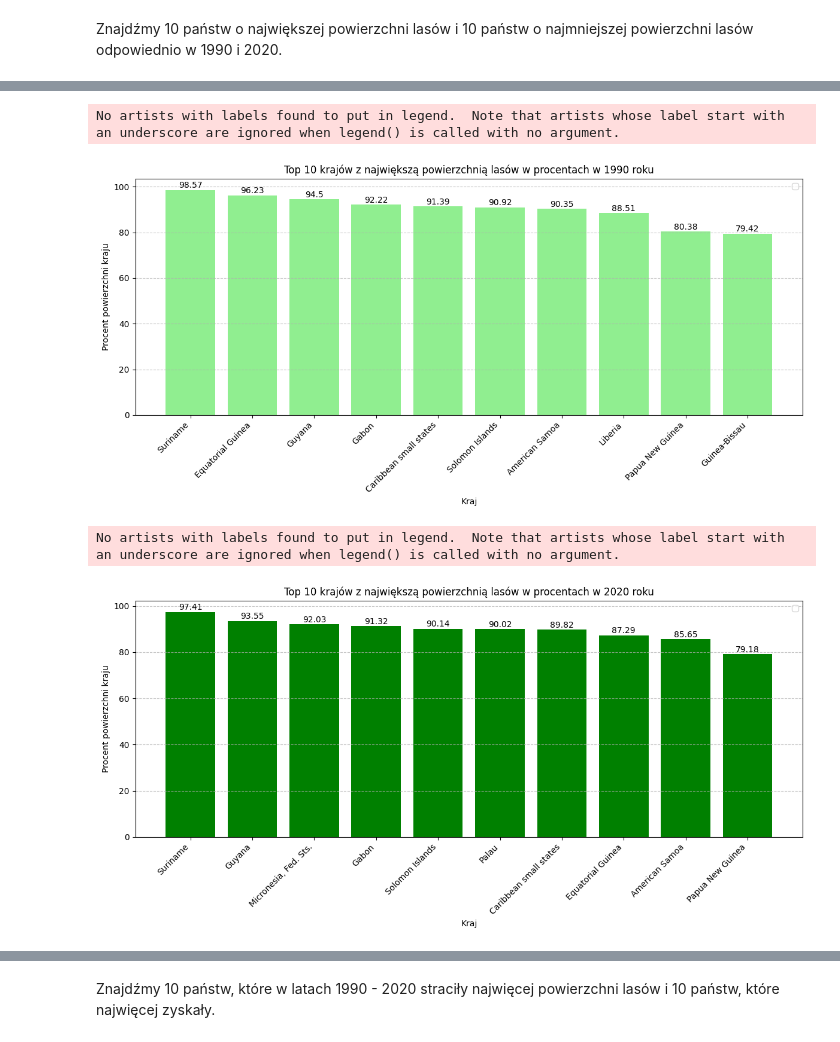
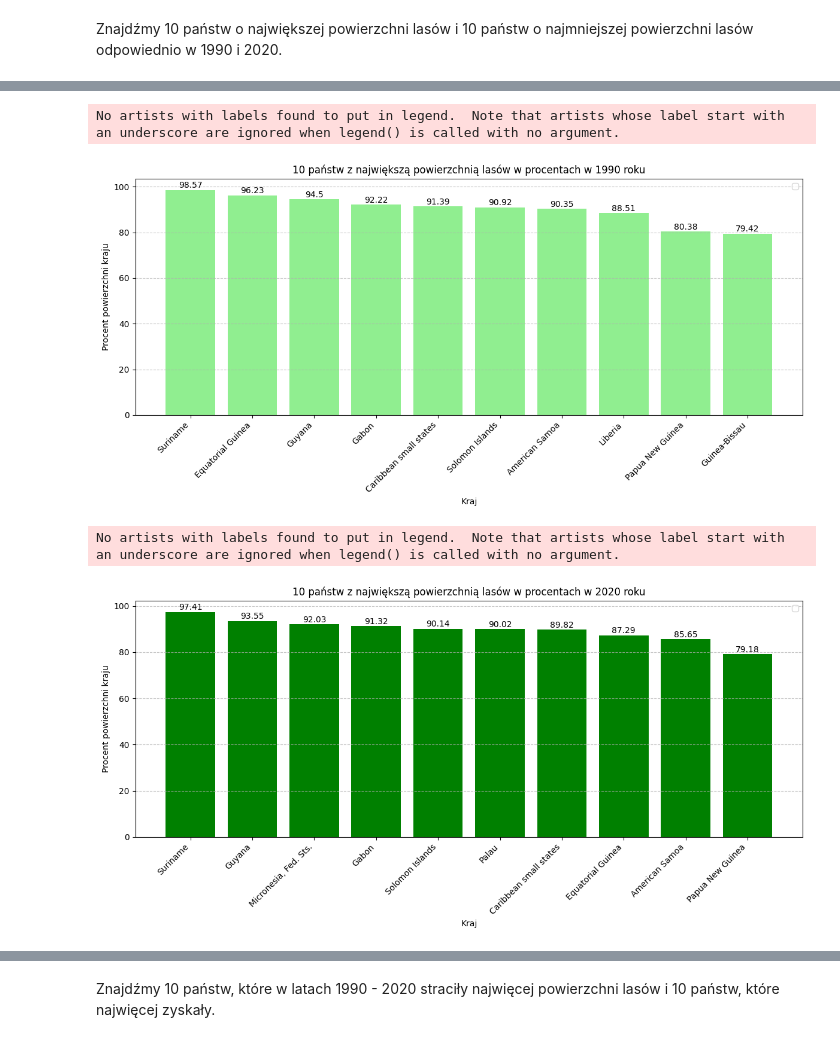
Before and after one commit to kuba172/analiza-zmian-klimatycznych-metodami-uczenia-maszynowego, a Jupyter notebook: Analiza zmian klimatu metodą uczenia maszynowego.ipynb, the cells around one changed output, grey strips where cells are left out. Cells and saved outputs as stored; diff of their text form; code cells hidden in the pictures.

```diff
--- a/Analiza zmian klimatu metodą uczenia maszynowego.ipynb
+++ b/Analiza zmian klimatu metodą uczenia maszynowego.ipynb
@@ -1126,29 +1188,29 @@ bottom_10_2020.head(10)
 # %%
 plt.figure(figsize=(12, 6))
 
 bars = plt.bar(top_10_1990['country_name'], top_10_1990['value'], color='lightgreen')
-plt.title('Top 10 krajów z największą powierzchnią lasów w procentach w 1990 roku')
+plt.title('10 państw z największą powierzchnią lasów w procentach w 1990 roku')
 plt.xlabel('Kraj')
 plt.ylabel('Procent powierzchni kraju')
 
 plt.xticks(rotation=45, ha='right')
 
 for bar in bars:
     yval = bar.get_height()
     plt.text(bar.get_x() + bar.get_width()/2, yval + 0.1, round(yval, 2), ha='center', va='bottom')
 
 plt.grid(axis='y', linestyle='--', alpha=0.7)
 plt.legend()
 plt.tight_layout()
 plt.show()
 # %% [output]
 No artists with labels found to put in legend.  Note that artists whose label start with an underscore are ignored when legend() is called with no argument.
-[figure, old version]
+[figure, new version]
 # %%
 plt.figure(figsize=(12, 6))
 
 bars = plt.bar(top_10_2020['country_name'], top_10_2020['value'], color='green')
-plt.title('Top 10 krajów z największą powierzchnią lasów w procentach w 2020 roku')
+plt.title('10 państw z największą powierzchnią lasów w procentach w 2020 roku')
 plt.xlabel('Kraj')
 plt.ylabel('Procent powierzchni kraju')
 
@@ -1164,7 +1226,7 @@ plt.tight_layout()
 plt.show()
 # %% [output]
 No artists with labels found to put in legend.  Note that artists whose label start with an underscore are ignored when legend() is called with no argument.
-[figure, old version]
+[figure, new version]
 # %%
 plt.figure(figsize=(12, 6))
 
```
Also changed, not shown: parts of 40 cells of this notebook.
